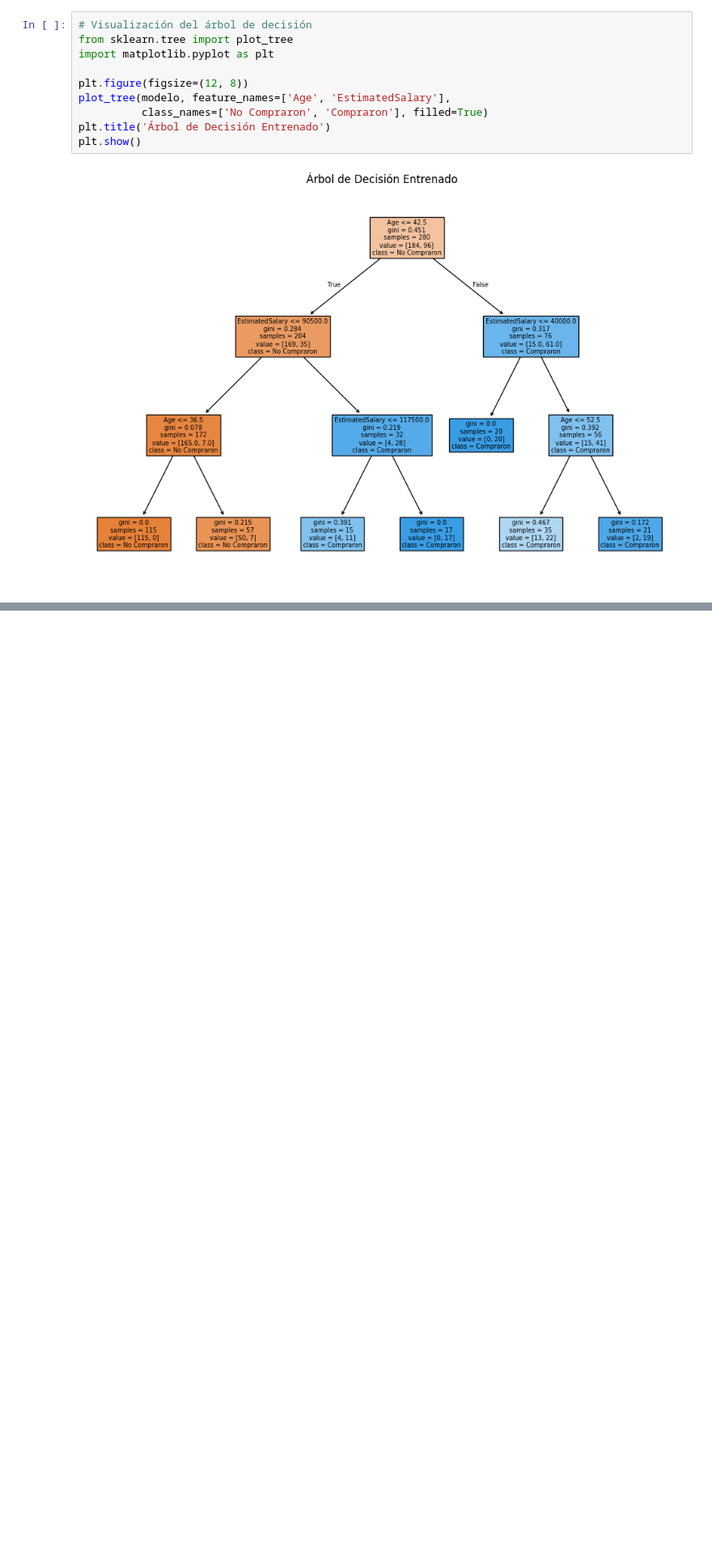
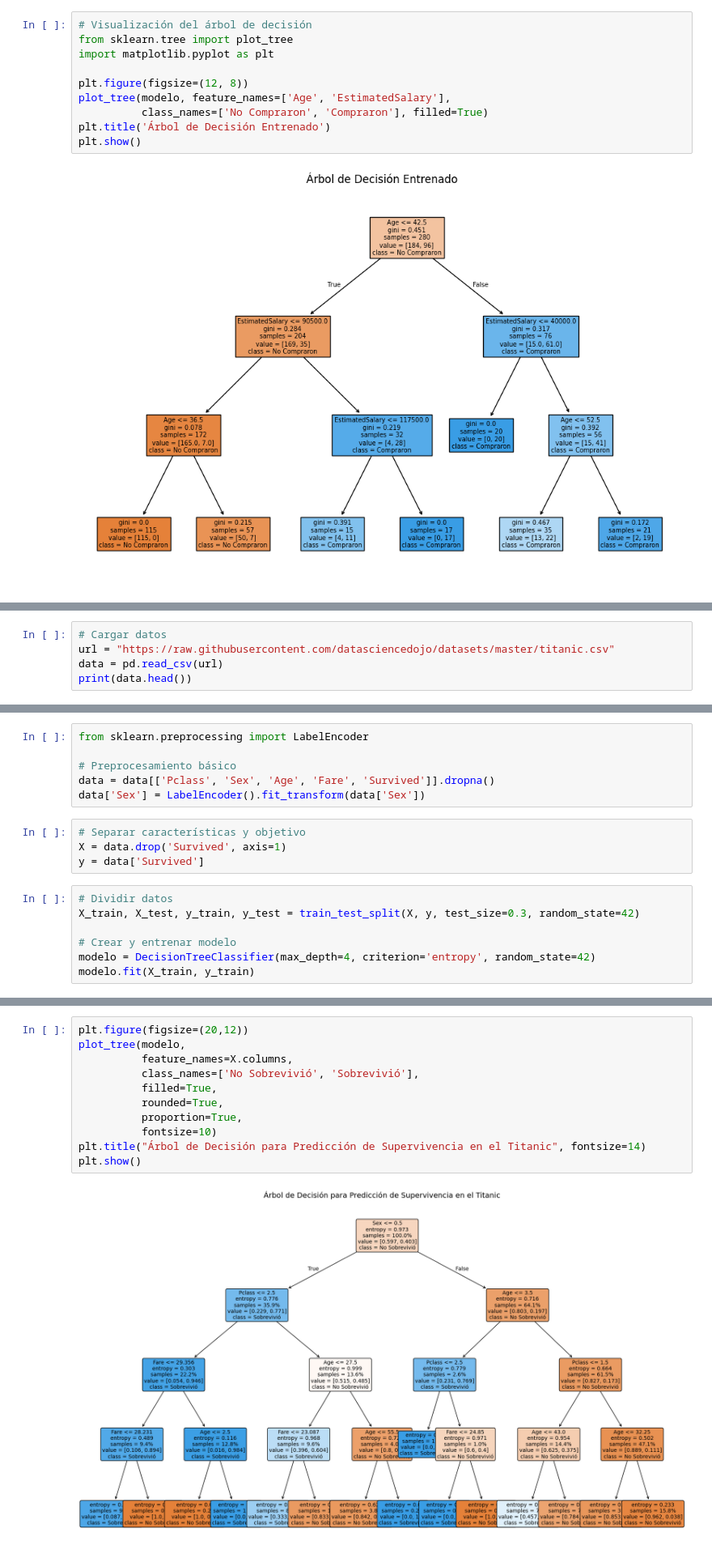
Before and after one commit to Matias240504/Clases-Python, a Jupyter notebook: Arbol de Desicion/EjerciciosAD.ipynb, the cells around one changed output, grey strips where cells are left out. Shown at 81% size. Saved outputs shown, nothing was run; the diff lists cells and outputs as text; blank space fills up the shorter version.

```diff
--- a/Arbol de Desicion/EjerciciosAD.ipynb
+++ b/Arbol de Desicion/EjerciciosAD.ipynb
@@ -187,0 +235,5 @@ plt.show()
+# %%
+# Cargar datos
+url = "https://raw.githubusercontent.com/datasciencedojo/datasets/master/titanic.csv"
+data = pd.read_csv(url)
+print(data.head())
@@ -187,0 +261,17 @@ plt.show()
+# %%
+from sklearn.preprocessing import LabelEncoder
+
+# Preprocesamiento básico
+data = data[['Pclass', 'Sex', 'Age', 'Fare', 'Survived']].dropna()
+data['Sex'] = LabelEncoder().fit_transform(data['Sex'])
+# %%
+# Separar características y objetivo
+X = data.drop('Survived', axis=1)
+y = data['Survived']
+# %%
+# Dividir datos
+X_train, X_test, y_train, y_test = train_test_split(X, y, test_size=0.3, random_state=42)
+
+# Crear y entrenar modelo
+modelo = DecisionTreeClassifier(max_depth=4, criterion='entropy', random_state=42)
+modelo.fit(X_train, y_train)
@@ -187,0 +308,13 @@ plt.show()
+# %%
+plt.figure(figsize=(20,12))
+plot_tree(modelo,
+          feature_names=X.columns,
+          class_names=['No Sobrevivió', 'Sobrevivió'],
+          filled=True,
+          rounded=True,
+          proportion=True,
+          fontsize=10)
+plt.title("Árbol de Decisión para Predicción de Supervivencia en el Titanic", fontsize=14)
+plt.show()
+# %% [output]
+[figure, added]
```
Also changed, not shown: parts of 10 cells of this notebook, 1 other file.
